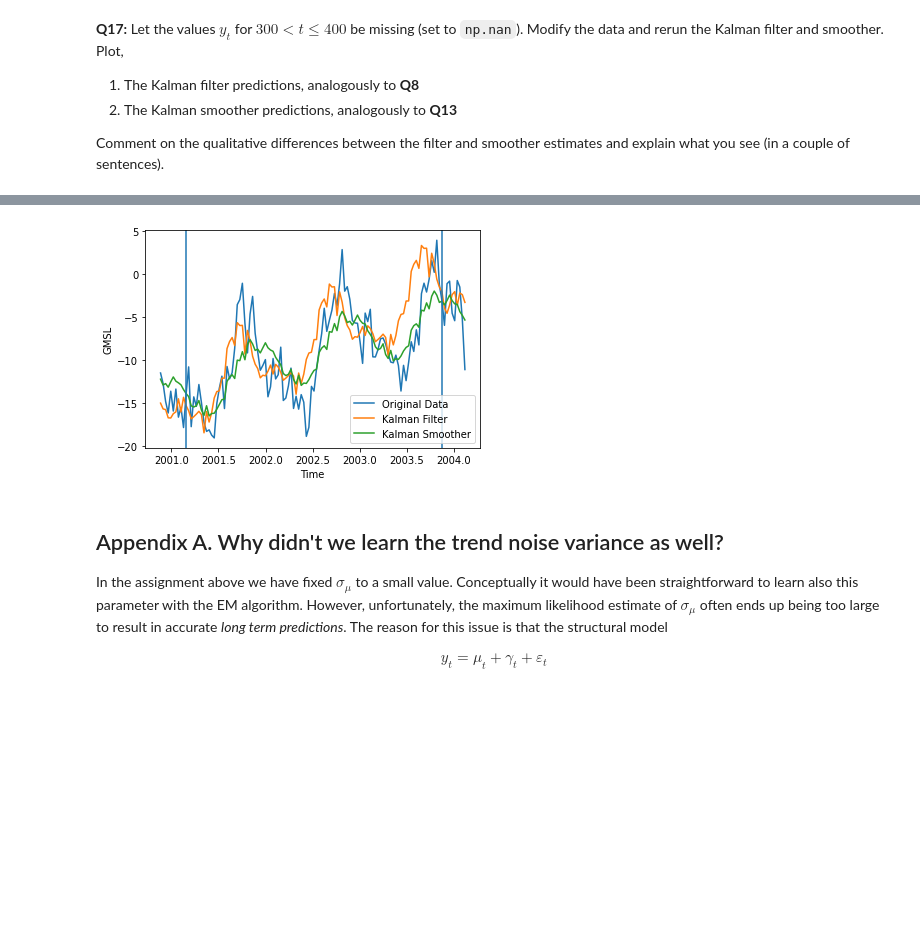
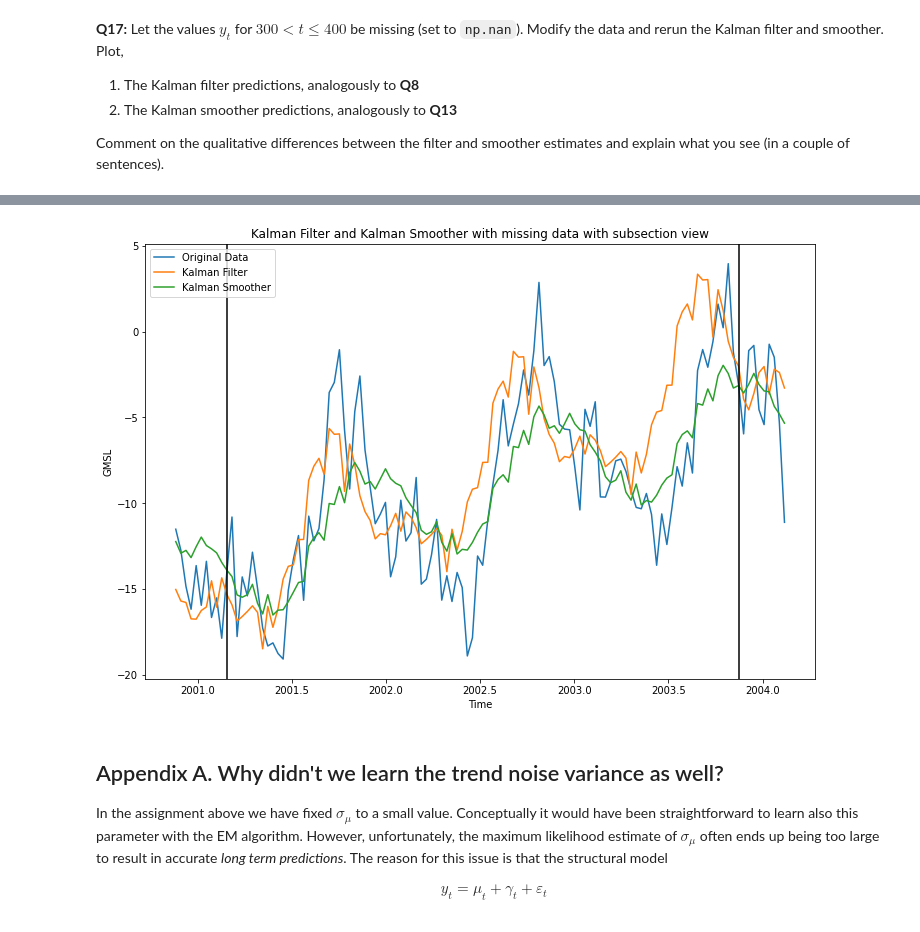
Before and after one commit to amannayak/Time-Series-and-Sequence-Analysis, a Jupyter notebook: Task2/tssl_lab2.ipynb, the cells around one changed output, grey strips where cells are left out. Cells and saved outputs as stored; diff of their text form; code cells hidden in the pictures; blank space fills up the shorter version.

```diff
--- a/Task2/tssl_lab2.ipynb
+++ b/Task2/tssl_lab2.ipynb
@@ -361,32 +370,36 @@ yTrain = yTrain[:801]
 # Some arbitrary noise values for now
 sigma_trend = 0.01
 sigma_seas = 1
-sigma_eps = 1
+#sigma_eps = 1
 Q = np.array([[sigma_trend**2, 0.], [0., sigma_seas**2]])  # Process noise covariance matrix
 
 def compute_theta(ks):
     """Implements the M-step of the EM-algorithm, based on the Kalman smoother results (ks). See Q11."""
     n = len(ks.eps_hat)
     sigma_epsilon2  = (1/n) * np.sum(ks.eps_hat**2 + ks.eps_var) #observation
+    #need to be calculated along diagonal only
     #sigma_neta2 = (1/(n-1)) * np.sum(ks.eta_hat**2 - ks.eta_cov) #seasonal
 
-    dt = 0
-
+    traceMatSum = 0
+    #t_Mat = (ks.eta_hat.T @  ks.eta_hat + ks.eta_cov)    # dimensinal error because of grouping
+    #  traceMatSum = np.trace(t_Mat)
     for t in range(n):
       t_Mat = (ks.eta_hat[:,:,t] @  ks.eta_hat[:,:,t].T + ks.eta_cov[:,:,t])
-      dt = dt + t_Mat[1,1]
-    sigma_neta2 = (1/n) * dt
+      traceMatSum = traceMatSum + t_Mat[1,1]
+
+
+    sigma_neta2 = (1/n) * traceMatSum
     theta_new = (sigma_epsilon2 , sigma_neta2)
     return theta_new
 
 
-minChange = 0.01 #custom threshold set, could be changed based on expected diff
+minChange = 0.001 #custom threshold set, could be changed based on expected diff
 logLikeLi = []
 sigma_eps_Arr = []
 sigma_seas_Arr = []
 #Q = np.array([[sigma_trend**2, 0.], [0., sigma_seas**2]])  # Process noise covariance matrix #from above
 
-sigma_eps2 = 1**2
+sigma_eps2 = 1**2 #given
 
 #changing r to 0 in-order to python indexing
 for r in range(0,num_iter):
@@ -432,6 +445,6 @@ LogLikeLihood is -1609.0401941450857
 Number of iteration is : 99
 LogLikeLihood is -1608.9558766261744
 # %%
-for t in range(5):
-  print((ks.eta_hat[:,:,t] @  ks.eta_hat[:,:,t].T + ks.eta_cov[:,:,t]).shape)
-#ks.eta_cov.shape
+# for t in range(5):
+#   print((ks.eta_hat[:,:,t] @  ks.eta_hat[:,:,t].T + ks.eta_cov[:,:,t]).shape)
+# #ks.eta_cov.shape
@@ -609,15 +641,16 @@ plt.show()
 # %%
 plt.plot(u[290:410],y[290:410] ,label = "Original Data")
 plt.plot(u[290:410] , kfNew.y_pred[290:410] , label = "Kalman Filter")
 plt.plot(u[290:410] , s_tMeanNew[290:410] , label = "Kalman Smoother")
-plt.axvline(x=u[300])
-plt.axvline(x=u[400])
+plt.axvline(x=u[300] , color = "black")
+plt.axvline(x=u[400] , color = "black")
 plt.xlabel("Time")
 plt.ylabel("GMSL")
+plt.title("Kalman Filter and Kalman Smoother with missing data with subsection view")
 plt.legend()
 plt.show()
 # %% [output]
-[figure, old version]
+[figure, new version]
 # %% [markdown]
 ## Appendix A. Why didn't we learn the trend noise variance as well?
 In the assignment above we have fixed $\sigma_\mu$ to a small value. Conceptually it would have been straightforward to learn also this parameter with the EM algorithm. However, unfortunately, the maximum likelihood estimate of $\sigma_\mu$ often ends up being too large to result in accurate _long term predictions_. The reason for this issue is that the structural model
```
Also changed, not shown: parts of 13 cells of this notebook.
